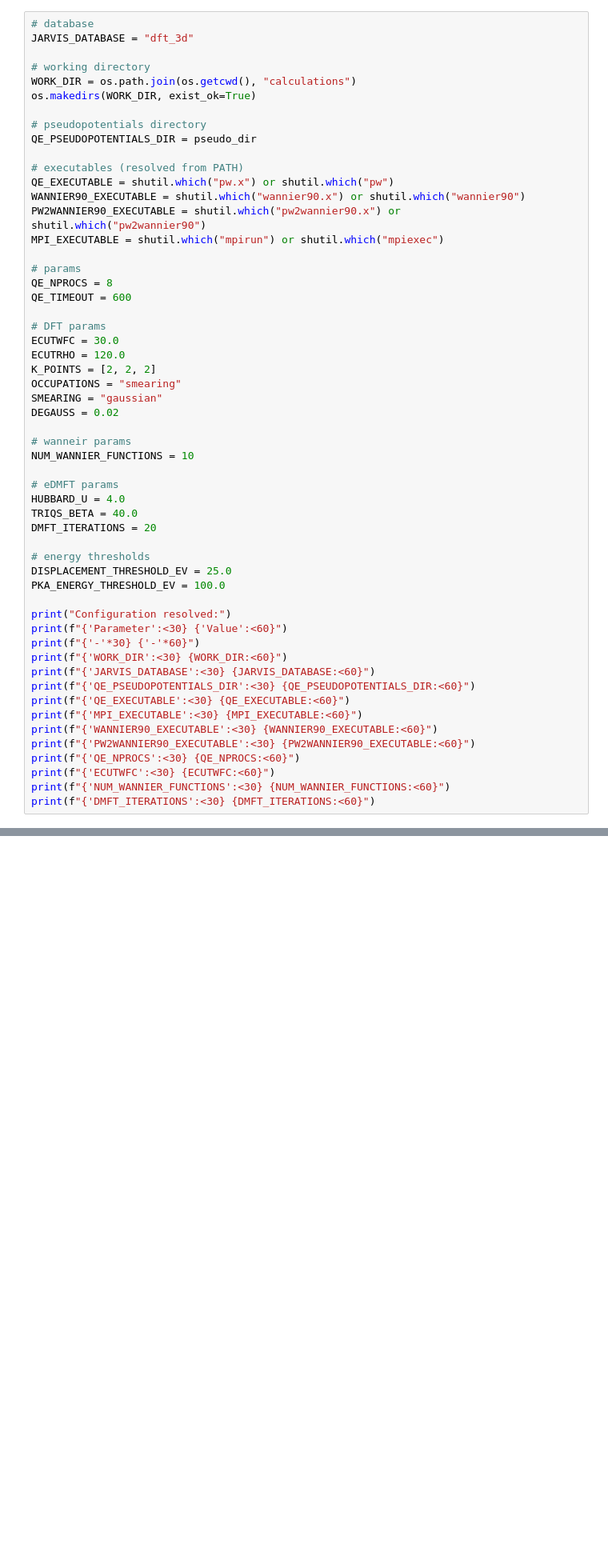
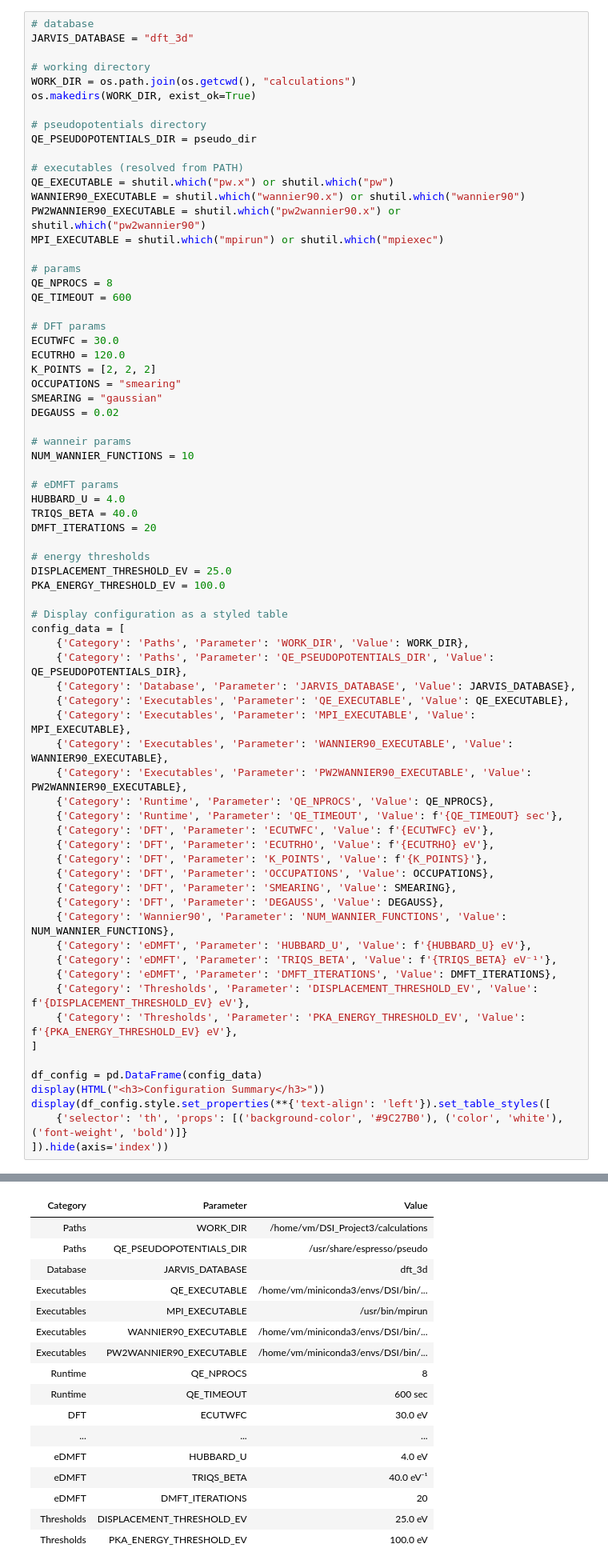
Before and after one commit to mariapasaylo/DSI_Project3, a Jupyter notebook: run_pipeline_notebook.ipynb, the cells around one changed output, grey strips where cells are left out. Shown at 80% size. Drawn from its saved outputs; the diff is of its cells as text; blank space fills up the shorter version.

```diff
--- a/run_pipeline_notebook.ipynb
+++ b/run_pipeline_notebook.ipynb
@@ -138,18 +159,34 @@ DMFT_ITERATIONS = 20
 DISPLACEMENT_THRESHOLD_EV = 25.0
 PKA_ENERGY_THRESHOLD_EV = 100.0
 
-print("Configuration resolved:")
-print(f"{'Parameter':<30} {'Value':<60}")
-print(f"{'-'*30} {'-'*60}")
-print(f"{'WORK_DIR':<30} {WORK_DIR:<60}")
-print(f"{'JARVIS_DATABASE':<30} {JARVIS_DATABASE:<60}")
-print(f"{'QE_PSEUDOPOTENTIALS_DIR':<30} {QE_PSEUDOPOTENTIALS_DIR:<60}")
-print(f"{'QE_EXECUTABLE':<30} {QE_EXECUTABLE:<60}")
-print(f"{'MPI_EXECUTABLE':<30} {MPI_EXECUTABLE:<60}")
-print(f"{'WANNIER90_EXECUTABLE':<30} {WANNIER90_EXECUTABLE:<60}")
-print(f"{'PW2WANNIER90_EXECUTABLE':<30} {PW2WANNIER90_EXECUTABLE:<60}")
-print(f"{'QE_NPROCS':<30} {QE_NPROCS:<60}")
-print(f"{'ECUTWFC':<30} {ECUTWFC:<60}")
-print(f"{'NUM_WANNIER_FUNCTIONS':<30} {NUM_WANNIER_FUNCTIONS:<60}")
-print(f"{'DMFT_ITERATIONS':<30} {DMFT_ITERATIONS:<60}")
+# Display configuration as a styled table
+config_data = [
+    {'Category': 'Paths', 'Parameter': 'WORK_DIR', 'Value': WORK_DIR},
+    {'Category': 'Paths', 'Parameter': 'QE_PSEUDOPOTENTIALS_DIR', 'Value': QE_PSEUDOPOTENTIALS_DIR},
+    {'Category': 'Database', 'Parameter': 'JARVIS_DATABASE', 'Value': JARVIS_DATABASE},
+    {'Category': 'Executables', 'Parameter': 'QE_EXECUTABLE', 'Value': QE_EXECUTABLE},
+    {'Category': 'Executables', 'Parameter': 'MPI_EXECUTABLE', 'Value': MPI_EXECUTABLE},
+    {'Category': 'Executables', 'Parameter': 'WANNIER90_EXECUTABLE', 'Value': WANNIER90_EXECUTABLE},
+    {'Category': 'Executables', 'Parameter': 'PW2WANNIER90_EXECUTABLE', 'Value': PW2WANNIER90_EXECUTABLE},
+    {'Category': 'Runtime', 'Parameter': 'QE_NPROCS', 'Value': QE_NPROCS},
+    {'Category': 'Runtime', 'Parameter': 'QE_TIMEOUT', 'Value': f'{QE_TIMEOUT} sec'},
+    {'Category': 'DFT', 'Parameter': 'ECUTWFC', 'Value': f'{ECUTWFC} eV'},
+    {'Category': 'DFT', 'Parameter': 'ECUTRHO', 'Value': f'{ECUTRHO} eV'},
+    {'Category': 'DFT', 'Parameter': 'K_POINTS', 'Value': f'{K_POINTS}'},
+    {'Category': 'DFT', 'Parameter': 'OCCUPATIONS', 'Value': OCCUPATIONS},
+    {'Category': 'DFT', 'Parameter': 'SMEARING', 'Value': SMEARING},
+    {'Category': 'DFT', 'Parameter': 'DEGAUSS', 'Value': DEGAUSS},
+    {'Category': 'Wannier90', 'Parameter': 'NUM_WANNIER_FUNCTIONS', 'Value': NUM_WANNIER_FUNCTIONS},
+    {'Category': 'eDMFT', 'Parameter': 'HUBBARD_U', 'Value': f'{HUBBARD_U} eV'},
+    {'Category': 'eDMFT', 'Parameter': 'TRIQS_BETA', 'Value': f'{TRIQS_BETA} eV⁻¹'},
+    {'Category': 'eDMFT', 'Parameter': 'DMFT_ITERATIONS', 'Value': DMFT_ITERATIONS},
+    {'Category': 'Thresholds', 'Parameter': 'DISPLACEMENT_THRESHOLD_EV', 'Value': f'{DISPLACEMENT_THRESHOLD_EV} eV'},
+    {'Category': 'Thresholds', 'Parameter': 'PKA_ENERGY_THRESHOLD_EV', 'Value': f'{PKA_ENERGY_THRESHOLD_EV} eV'},
+]
+
+df_config = pd.DataFrame(config_data)
+display(HTML("<h3>Configuration Summary</h3>"))
+display(df_config.style.set_properties(**{'text-align': 'left'}).set_table_styles([
+    {'selector': 'th', 'props': [('background-color', '#9C27B0'), ('color', 'white'), ('font-weight', 'bold')]}
+]).hide(axis='index'))
 # %% [output]
@@ -170,3 +194,20 @@ DMFT_ITERATIONS                20
+| Category | Parameter | Value |
+| Paths | WORK_DIR | /home/vm/DSI_Project3/calculations |
+| Paths | QE_PSEUDOPOTENTIALS_DIR | /usr/share/espresso/pseudo |
+| Database | JARVIS_DATABASE | dft_3d |
+| Executables | QE_EXECUTABLE | /home/vm/miniconda3/envs/DSI/bin/... |
+| Executables | MPI_EXECUTABLE | /usr/bin/mpirun |
+| Executables | WANNIER90_EXECUTABLE | /home/vm/miniconda3/envs/DSI/bin/... |
+| Executables | PW2WANNIER90_EXECUTABLE | /home/vm/miniconda3/envs/DSI/bin/... |
+| Runtime | QE_NPROCS | 8 |
+| Runtime | QE_TIMEOUT | 600 sec |
+| DFT | ECUTWFC | 30.0 eV |
+| ... | ... | ... |
+| eDMFT | HUBBARD_U | 4.0 eV |
+| eDMFT | TRIQS_BETA | 40.0 eV⁻¹ |
+| eDMFT | DMFT_ITERATIONS | 20 |
+| Thresholds | DISPLACEMENT_THRESHOLD_EV | 25.0 eV |
+| Thresholds | PKA_ENERGY_THRESHOLD_EV | 100.0 eV |
 # %% [markdown]
 ## 3. Load Material from JARVIS
 # %%
```
Also changed, not shown: parts of 16 cells of this notebook.
